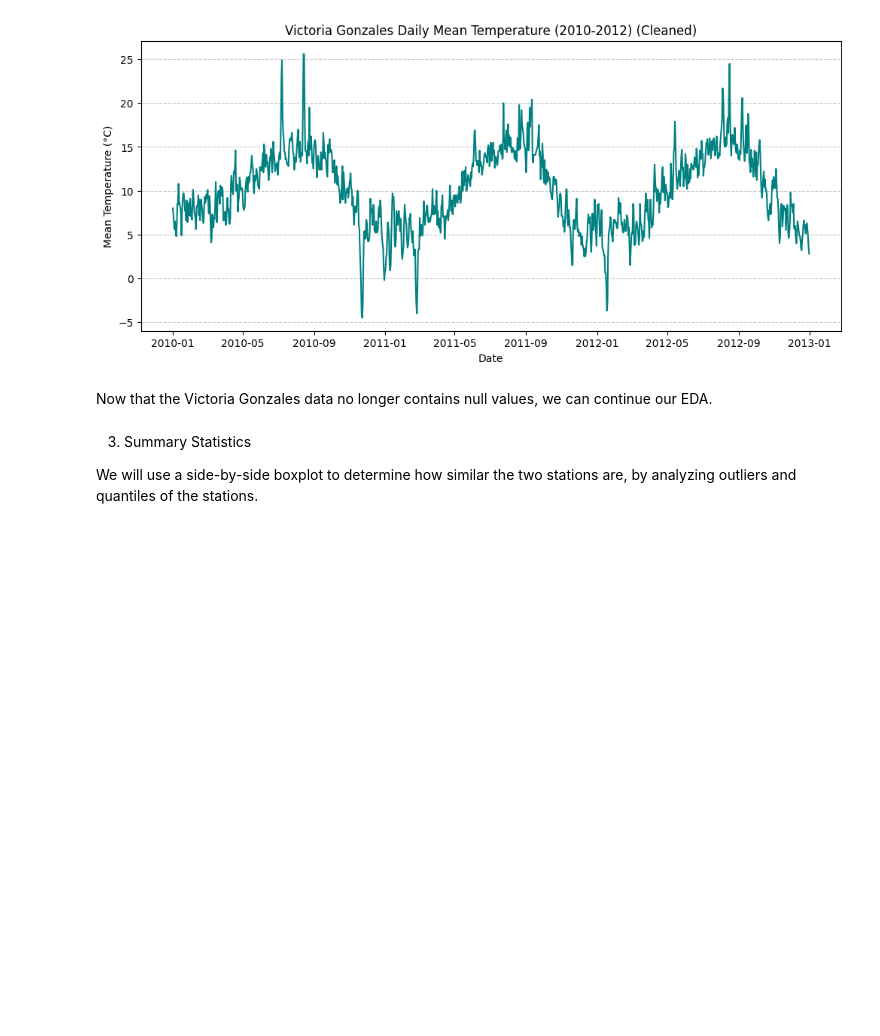
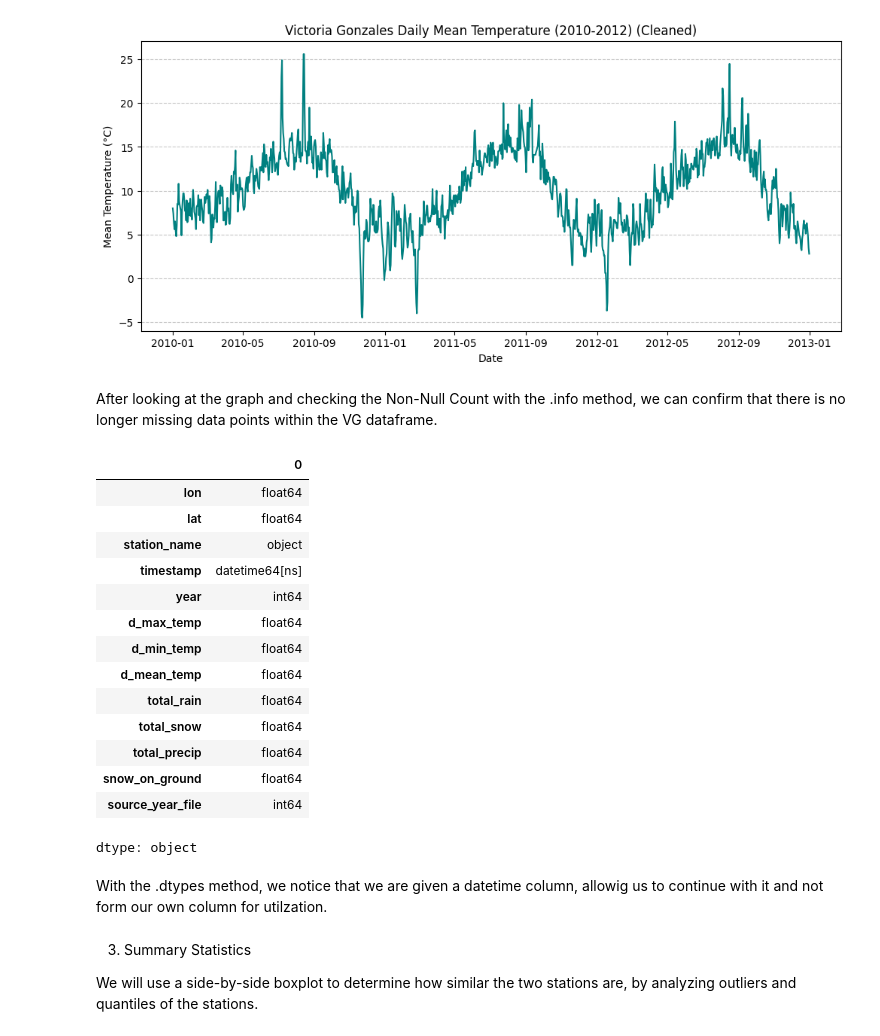
Before and after one commit to MantaHonk/EOS_Weather_Data_Analysis, a Jupyter notebook: Term_Project.ipynb, the cells around one changed output. Saved outputs shown, nothing was run; the diff lists cells and outputs as text; code cells hidden in the pictures; blank space fills up the shorter version.

```diff
--- a/Term_Project.ipynb
+++ b/Term_Project.ipynb
@@ -190,8 +192,28 @@ plt.grid(axis='y', linestyle='--', alpha=0.7)
 plt.show()
 # %% [output]
 [figure]
-# %% [markdown]
-Now that the Victoria Gonzales data no longer contains null values, we can continue our EDA.
+# %% [markdown]
+After looking at the graph and checking the Non-Null Count with the .info method, we can confirm that there is no longer missing data points within the VG dataframe.
+# %%
+df_VG.dtypes
+# %% [output]
+|  | 0 |
+| lon | float64 |
+| lat | float64 |
+| station_name | object |
+| timestamp | datetime64[ns] |
+| year | int64 |
+| d_max_temp | float64 |
+| d_min_temp | float64 |
+| d_mean_temp | float64 |
+| total_rain | float64 |
+| total_snow | float64 |
+| total_precip | float64 |
+| snow_on_ground | float64 |
+| source_year_file | int64 |
+dtype: object
+# %% [markdown]
+With the .dtypes method, we notice that we are given a datetime column, allowig us to continue with it and not form our own column for utilzation.
 # %% [markdown]
 3. Summary Statistics
 
```
Also changed, not shown: parts of 11 cells of this notebook.
